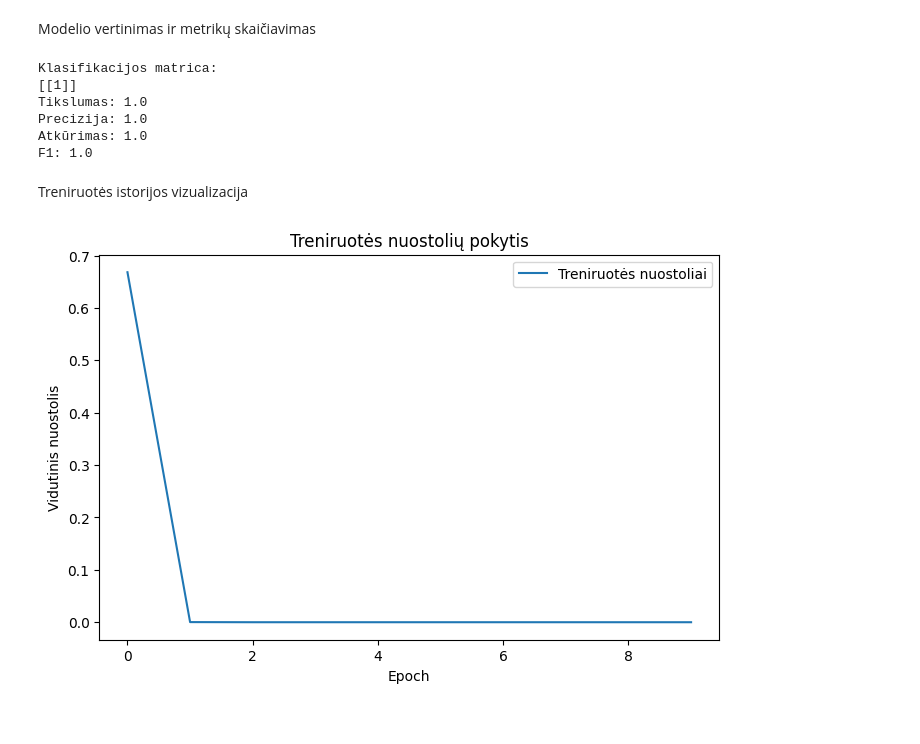
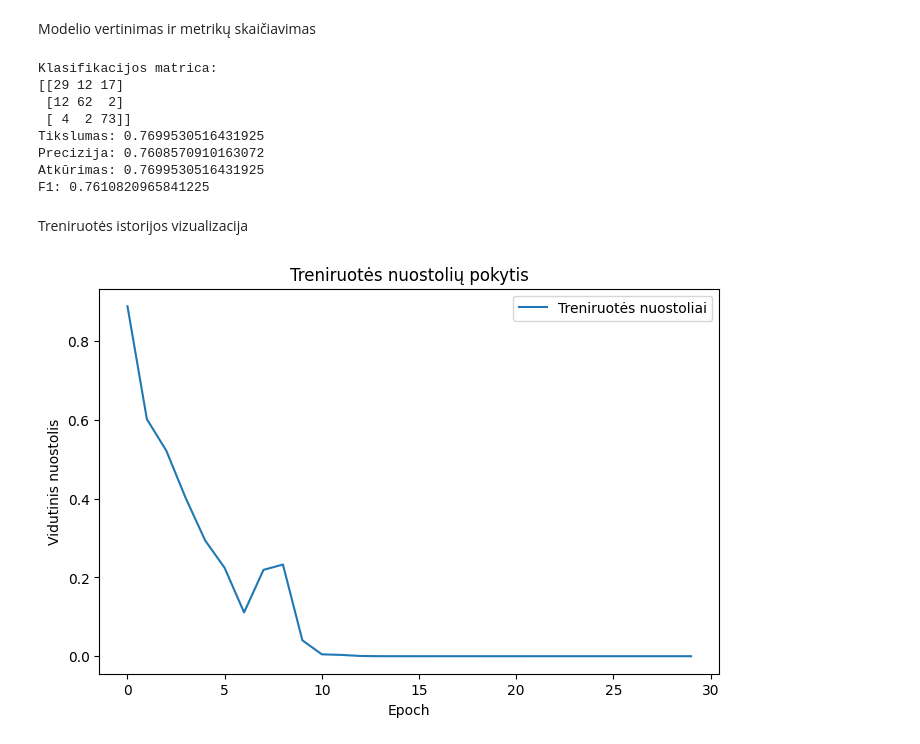
Before and after one commit to HubertasVin/deep-learning-practice, a Jupyter notebook: Lab2.ipynb, the cells around one changed output. Saved outputs shown, nothing was run; the diff lists cells and outputs as text; code cells hidden in the pictures.

```diff
--- a/Lab2.ipynb
+++ b/Lab2.ipynb
@@ -16,8 +16,8 @@ import matplotlib.pyplot as plt
 from google.colab import drive
 
 device = torch.device('cuda:0' if torch.cuda.is_available() else 'cpu')
-print("Naudojamas įrenginys:", device)
+print("Using device:", device)
 
 drive.mount('/content/drive')
-DATA_DIR = '/content/drive/MyDrive/colab_content'
+DATA_DIR = '/content/drive/MyDrive/colab_content/OpenImages'
 # %% [output]
@@ -96,9 +108,9 @@ Viso nuotraukų: 3
 # %% [markdown]
 Modelio sukūrimas
 # %%
-class Model(nn.Module):
+class CustomModel(nn.Module):
     def __init__(self, in_channels, num_classes):
-        super(Model, self).__init__()
+        super(CustomModel, self).__init__()
         # Pirmasis blokas
         self.conv1 = nn.Conv2d(in_channels, 64, kernel_size=3, padding=1)
         self.conv2 = nn.Conv2d(64, 64, kernel_size=3, padding=1)
@@ -126,6 +138,6 @@ class Model(nn.Module):
         return x
 
 num_classes = len(dataset.classes)
-model = Model(in_channels=3, num_classes=num_classes).to(device)
-print("Modelio parametru skaičius:", sum(p.numel() for p in model.parameters() if p.requires_grad))
+model = CustomModel(in_channels=3, num_classes=num_classes).to(device)
+print("Parameter count:", sum(p.numel() for p in model.parameters() if p.requires_grad))
 # %% [output]
@@ -160,7 +172,7 @@ def evaluate(model, dataloader):
             all_labels.extend(labels.numpy())
     return np.array(all_preds), np.array(all_labels)
 
-num_epochs = 10
+num_epochs = 30
 criterion = nn.CrossEntropyLoss()
 optimizer = optim.Adam(model.parameters(), lr=1e-3)
 
@@ -194,26 +213,28 @@ f1 = f1_score(labels, preds, average='weighted', zero_division=0)
 
 print("\nKlasifikacijos matrica:")
 print(cm)
-print("Tikslumas:", acc)
-print("Precizija:", prec)
-print("Atkūrimas:", rec)
+print("Accuracy:", acc)
+print("Precision:", prec)
+print("Recall:", rec)
 print("F1:", f1)
 # %% [output]
 Klasifikacijos matrica:
-[[1]]
-Tikslumas: 1.0
-Precizija: 1.0
-Atkūrimas: 1.0
-F1: 1.0
+[[29 12 17]
+ [12 62  2]
+ [ 4  2 73]]
+Tikslumas: 0.7699530516431925
+Precizija: 0.7608570910163072
+Atkūrimas: 0.7699530516431925
+F1: 0.7610820965841225
 # %% [markdown]
 Treniruotės istorijos vizualizacija
 # %%
 plt.figure(figsize=(8, 5))
-plt.plot(train_losses, label='Treniruotės nuostoliai')
+plt.plot(train_losses, label='Training loss')
 plt.xlabel('Epoch')
-plt.ylabel('Vidutinis nuostolis')
-plt.title('Treniruotės nuostolių pokytis')
+plt.ylabel('Average loss')
+plt.title('Training loss change')
 plt.legend()
 plt.show()
 # %% [output]
-[figure, old version]
+[figure, new version]
```
Also changed, not shown: parts of 4 cells of this notebook.
